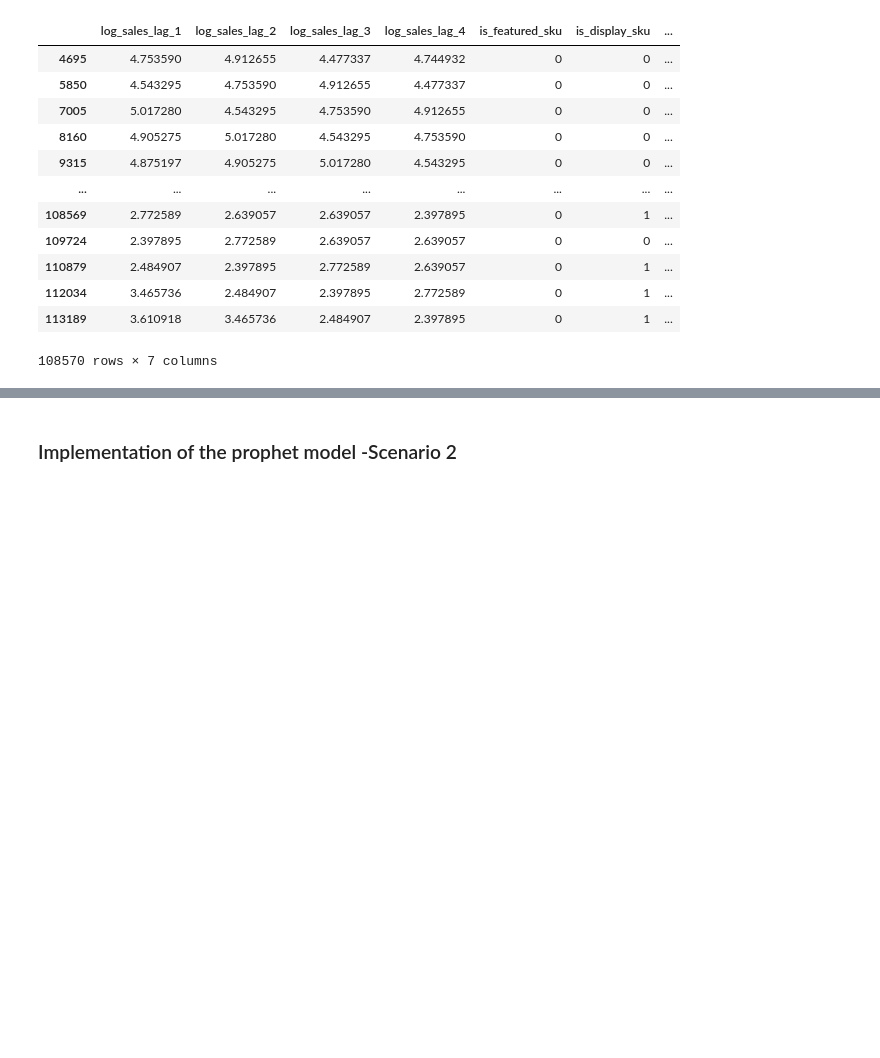
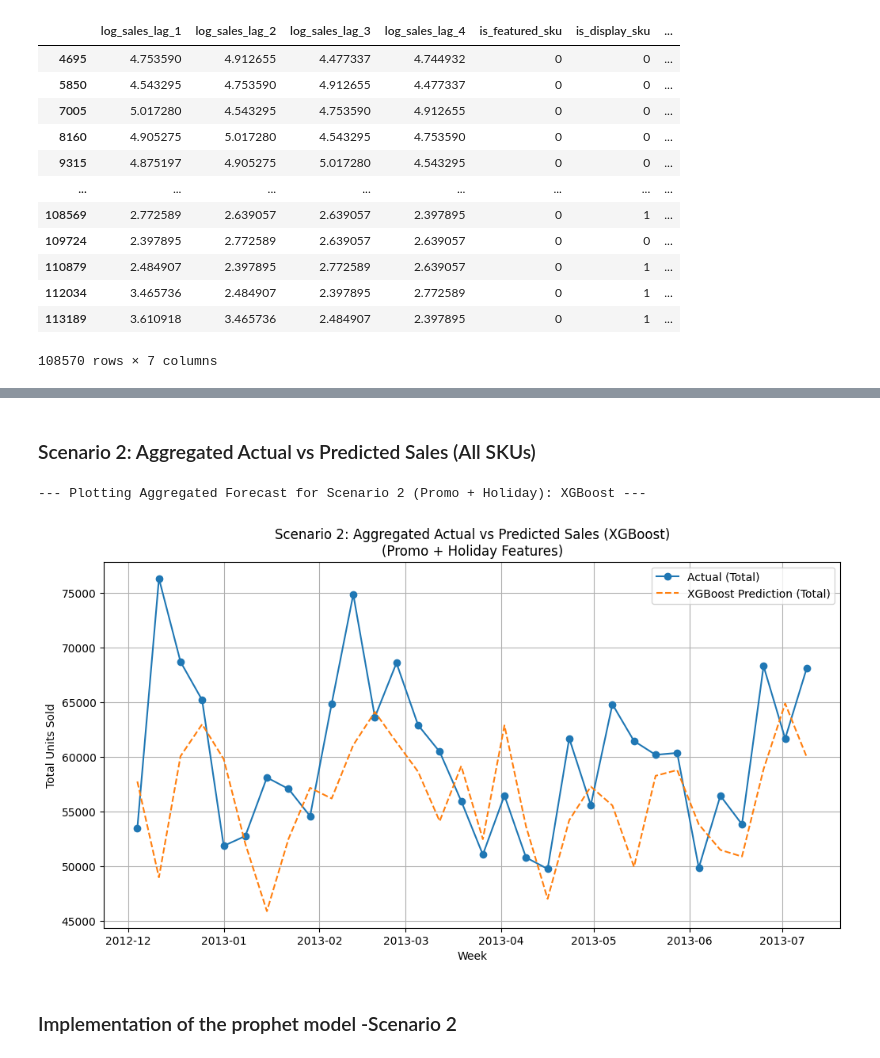
Before and after one commit to ramdular-lab/Demand-Forecasting---braxton-data, a Jupyter notebook: Demand Forecasting.ipynb, the cells around one changed output, grey strips where cells are left out. Saved outputs shown, nothing was run; the diff lists cells and outputs as text; code cells hidden in the pictures; blank space fills up the shorter version.

```diff
--- a/Demand Forecasting.ipynb
+++ b/Demand Forecasting.ipynb
@@ -992,3 +1032,48 @@ Best Model (Scenario 2): XGBoost
+# %% [markdown]
+### Scenario 2: Aggregated Actual vs Predicted Sales (All SKUs)
+# %%
+import matplotlib.pyplot as plt
+import numpy as np
+import pandas as pd
+
+# --- 1. Get Best Model & Predictions ---
+best_model_name = results_rich_df.index[0]  # ✅ Use the DataFrame, not dict
+best_model = models[best_model_name]
+print(f"--- Plotting Aggregated Forecast for Scenario 2 (Promo + Holiday): {best_model_name} ---")
+
+# Get predictions in log scale
+preds_log_rich = best_model.predict(X_test_rich)
+
+# Convert from log scale to actual units
+preds_actual_rich = np.expm1(preds_log_rich)
+y_test_actual_rich = np.expm1(y_test_rich)
+
+# Combine with test data
+plot_df_rich = test_df.copy()
+plot_df_rich['Actual Units Sold'] = y_test_actual_rich
+plot_df_rich['Predicted Units Sold'] = preds_actual_rich
+
+# --- 2. Aggregate across all SKUs and stores by week ---
+agg_plot_df_rich = plot_df_rich.groupby('week', as_index=False).agg({
+    'Actual Units Sold': 'sum',
+    'Predicted Units Sold': 'sum'
+})
+
+# --- 3. Plot aggregated Actual vs Predicted ---
+plt.figure(figsize=(12, 6))
+plt.plot(agg_plot_df_rich['week'], agg_plot_df_rich['Actual Units Sold'],
+         label='Actual (Total)', marker='o')
+plt.plot(agg_plot_df_rich['week'], agg_plot_df_rich['Predicted Units Sold'],
+         label=f'{best_model_name} Prediction (Total)', linestyle='--')
+plt.legend()
+plt.title(f"Scenario 2: Aggregated Actual vs Predicted Sales ({best_model_name})\n(Promo + Holiday Features)")
+plt.xlabel("Week")
+plt.ylabel("Total Units Sold")
+plt.grid(True)
+plt.show()
+# %% [output]
+--- Plotting Aggregated Forecast for Scenario 2 (Promo + Holiday): XGBoost ---
+[figure, added]
 # %% [markdown]
 ### Implementation of the prophet model -Scenario 2
 # %%
```
Also changed, not shown: parts of 15 cells of this notebook, 1 other file.
